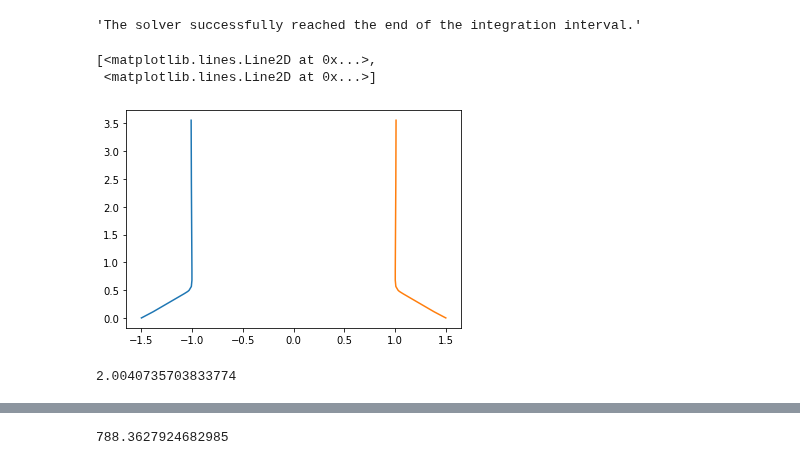
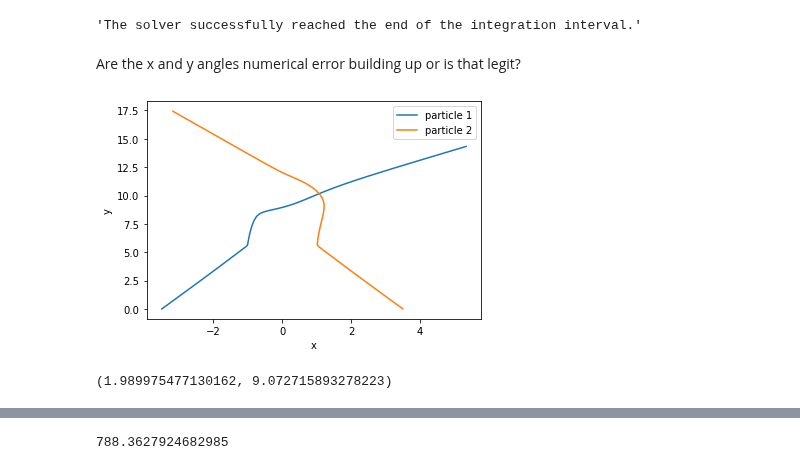
Before and after one commit to rajeshrinet/pystokes, a Jupyter notebook: examples/test-gt/integratorDS.ipynb, the cells around one changed output, grey strips where cells are left out. Cells and saved outputs as stored; diff of their text form; code cells hidden in the pictures.

Commit message:
implement and test linear solver - some dodgy results

```diff
--- a/examples/test-gt/integratorDS.ipynb
+++ b/examples/test-gt/integratorDS.ipynb
@@ -30,7 +31,7 @@ S0  = -3/50*D0    # beta = 1 (positive beta is a puller (negative V2s))
 # %%
 ## initialise
 #initial position
-r = np.array([-1.5,1.5, -0.,0. , 0., 0.])
+r = np.array([-3.5,3.5, -0.,0. , 0., 0.])
 
 #initial angle
 th = np.zeros(3*Np)
@@ -43,7 +44,7 @@ p0   = np.zeros(3*Np)
 p0[::Np]  = p01_
 p0[1::Np] = p02_
 
-#p0=np.array([1., -1., 0.,0., 0.,0.])
+#p0=np.array([0., -0., 1.,1., 0.,0.])
 
 # initial slip modes
 S = np.zeros(5*Np)
@@ -86,15 +87,22 @@ def rhs(rth):
         D[i+Np]    = D0*p[i+Np]
         D[i+2*Np]  = D0*p[i+2*Np]
 
+    #print(th[1::Np]*360/(2*np.pi)+np.array([0,0,25])) ##print angle of particle 1 from y-axis
+
     #no inertia, set velocities and angular velocities to zero
     #forces and torques could be set non-zero
     F, T, v, o = np.zeros(3*Np), np.zeros(3*Np), np.zeros(3*Np), np.zeros(3*Np)
 
     #update repulsive force at position r
-    forces.lennardJones(F, r, lje=1.9, ljr=2.1)
+    forces.lennardJones(F, r, lje=2.2, ljr=2.1*b)
 
     #update velocity and angular velocity at r, acted on by F and T, and with slip modes S an D
-    ds.directSolve_new(v, o, r, F, T, S, D, rcond=1e-2)
+    #ds.directSolve_new(v, o, r, F, T, S, D, rcond=1e-2)
+    ls.RBM(v, o, r, F, T, S, D)
+
+    ## enforce symmetry - numerical errors? No rotation in x and y direction
+    #o[::Np]=o[::Np]*0
+    #o[1::Np]=o[1::Np]*0
 
     #return velocity and angular velocity as right-hand side
     return np.concatenate( (v,o) )
@@ -122,20 +130,23 @@ def simulate(rth0, Tf, Npts, rhs, integrator='solve_ivp', Ti=0, maxNumSteps=1000
     return X
 # %%
 #initiallize system and forces
-ds = DS(b, Np, eta)
+#ds = DS(b, Np, eta)
+ls = linearSolve_direct(b, Np, eta)
 forces  = pystokes.forceFields.Forces(particles=Np)
 
 #simulate the resulting system
 
 rth0 = np.concatenate((r,th))
-Tf = 20.
-Npts = 100
+Tf = 100.
+Npts = 10
 
-X = simulate(rth0, Tf, Npts, rhs, integrator='solve_ivp', Ti=0, maxNumSteps=1000.,
-             method='Radau')
+X = simulate(rth0, Tf, Npts, rhs, integrator='solve_ivp', Ti=0, maxNumSteps=1000,
+             method='BDF')
 X.message
 # %% [output]
 'The solver successfully reached the end of the integration interval.'
+# %% [markdown]
+Are the x and y angles numerical error building up or is that legit?
 # %%
 pos = X.y.T[:,0:3*Np]
 times = X.t
@@ -144,8 +155,11 @@ pos1 = pos[:,::Np]
 pos2 = pos[:,1::Np]
 # %%
 ##x-y plot like in Ishikawa
-plt.plot(pos1[:,0], pos1[:,1], pos2[:,0], pos2[:,1])
+plt.plot(pos1[:,0], pos1[:,1], label='particle 1')
+plt.plot(pos2[:,0], pos2[:,1], label='particle 2')
+plt.xlabel('x')
+plt.ylabel('y')
+plt.legend()
+plt.show()
 # %% [output]
-[<matplotlib.lines.Line2D at 0x...>,
- <matplotlib.lines.Line2D at 0x...>]
-[figure, old version]
+[figure, new version]
@@ -154,4 +166,7 @@ plt.plot(pos1[:,0], pos1[:,1], pos2[:,0], pos2[:,1])
 # %%
-np.amin(np.abs(pos1[:,0]-pos2[:,0]))
+## minimum distance between the two particles
+rmin = np.amin(np.sqrt((pos1[:,0]-pos2[:,0])**2 + (pos1[:,1]-pos2[:,1])**2 + (pos1[:,2]-pos2[:,2])**2))
+rmax = np.amax(np.sqrt((pos1[:,0]-pos2[:,0])**2 + (pos1[:,1]-pos2[:,1])**2 + (pos1[:,2]-pos2[:,2])**2))
+rmin, rmax
 # %% [output]
-2.0040735703833774
+(1.989975477130162, 9.072715893278223)
```
Also changed, not shown: parts of 9 cells of this notebook, 4 other files.
